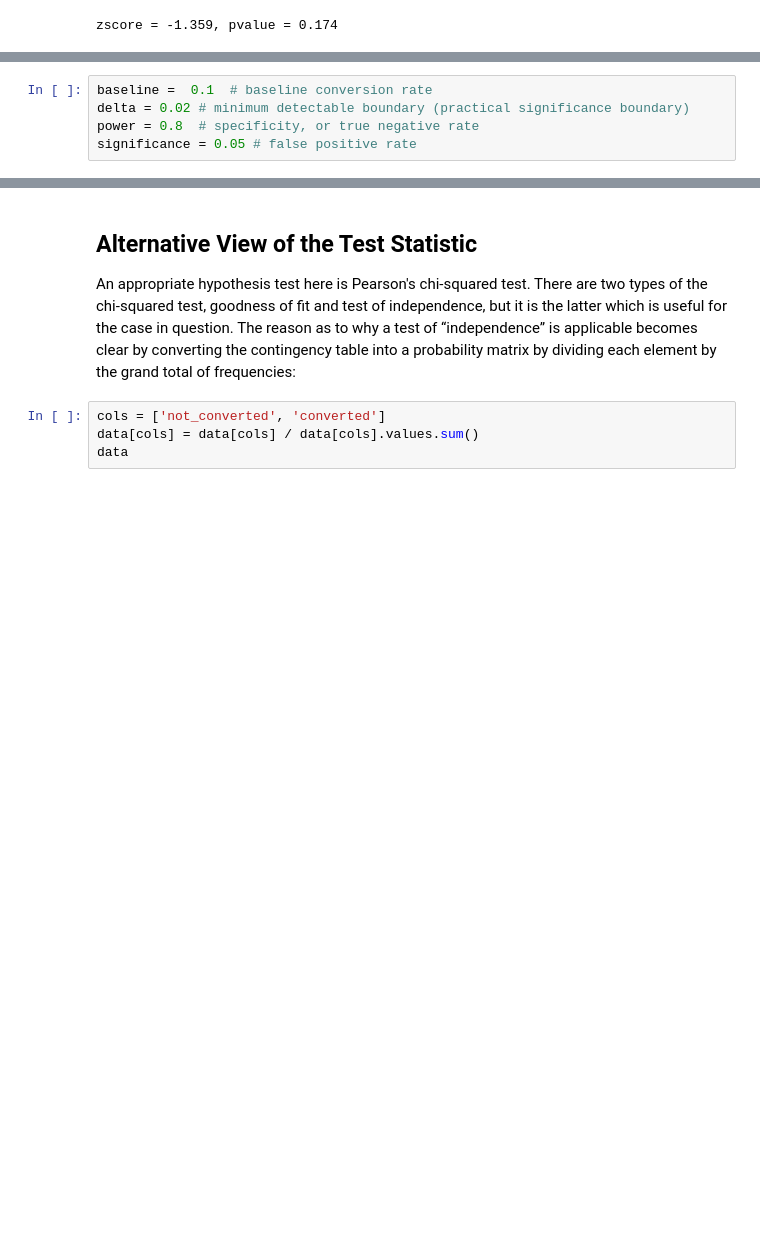
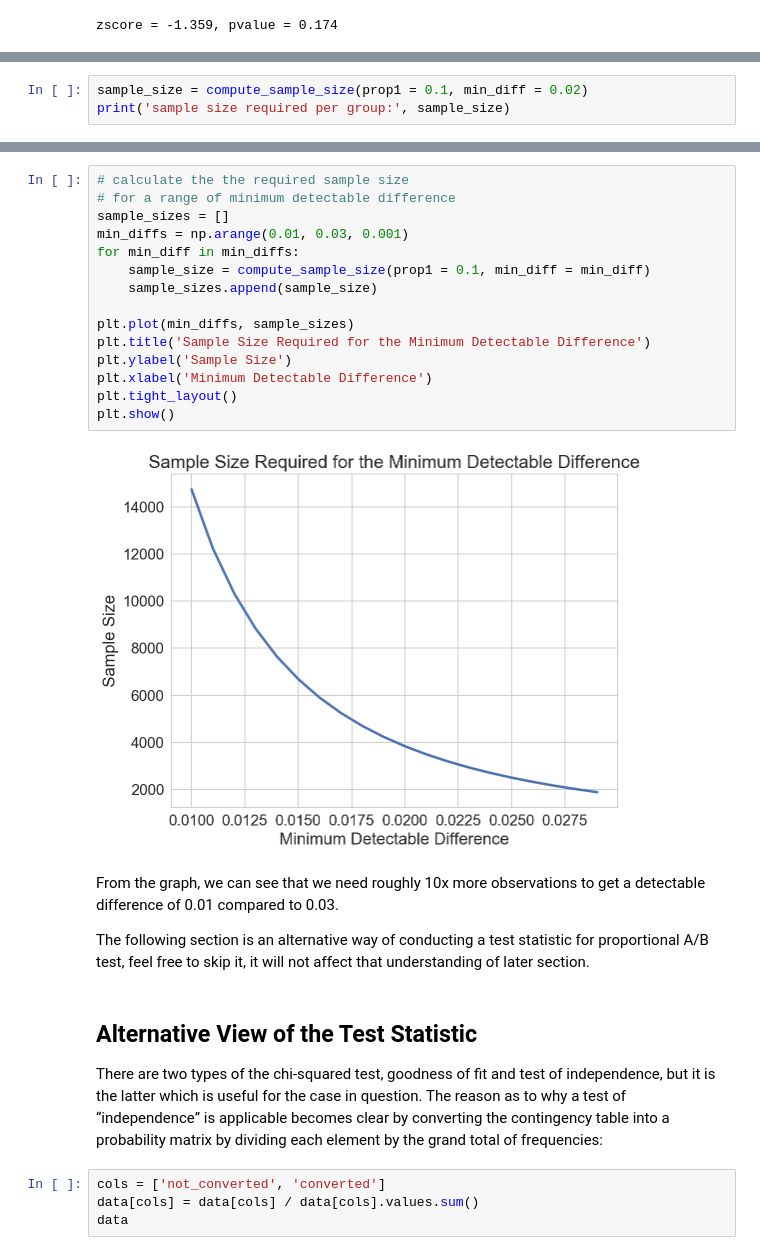
Before and after one commit to ethen8181/programming, a Jupyter notebook: ab_test/frequentist_ab_test.ipynb, the cells around one changed output, grey strips where cells are left out. Drawn from its saved outputs; the diff is of its cells as text; blank space fills up the shorter version.

```diff
--- a/ab_test/frequentist_ab_test.ipynb
+++ b/ab_test/frequentist_ab_test.ipynb
@@ -401,5 +417,0 @@ plot_power(min_diff, prob_b, size_a, size_b)
-# %%
-baseline =  0.1  # baseline conversion rate
-delta = 0.02 # minimum detectable boundary (practical significance boundary)
-power = 0.8  # specificity, or true negative rate
-significance = 0.05 # false positive rate
@@ -411,0 +480,3 @@ zt_ind_solve_power(nobs1 = 2500, alpha = 0.05, power = 0.8, ratio = 1)
+# %%
+sample_size = compute_sample_size(prop1 = 0.1, min_diff = 0.02)
+print('sample size required per group:', sample_size)
@@ -412,8 +494,28 @@ zt_ind_solve_power(nobs1 = 2500, alpha = 0.05, power = 0.8, ratio = 1)
+# %%
+# calculate the the required sample size
+# for a range of minimum detectable difference
+sample_sizes = []
+min_diffs = np.arange(0.01, 0.03, 0.001)
+for min_diff in min_diffs:
+    sample_size = compute_sample_size(prop1 = 0.1, min_diff = min_diff)
+    sample_sizes.append(sample_size)
+
+plt.plot(min_diffs, sample_sizes)
+plt.title('Sample Size Required for the Minimum Detectable Difference')
+plt.ylabel('Sample Size')
+plt.xlabel('Minimum Detectable Difference')
+plt.tight_layout()
+plt.show()
+# %% [output]
+[figure, added]
+# %% [markdown]
+From the graph, we can see that we need roughly 10x more observations to get a detectable difference of 0.01 compared to 0.03.
+
+The following section is an alternative way of conducting a test statistic for proportional A/B test, feel free to skip it, it will not affect that understanding of later section.
 # %% [markdown]
 ## Alternative View of the Test Statistic
 
-
-An appropriate hypothesis test here is Pearson's chi-squared test. There are two types of the chi-squared test, goodness of fit and test of independence, but it is the latter which is useful for the case in question. The reason as to why a test of “independence” is applicable becomes clear by converting the contingency table into a probability matrix by dividing each element by the grand total of frequencies:
+There are two types of the chi-squared test, goodness of fit and test of independence, but it is the latter which is useful for the case in question. The reason as to why a test of “independence” is applicable becomes clear by converting the contingency table into a probability matrix by dividing each element by the grand total of frequencies:
 # %%
 cols = ['not_converted', 'converted']
 data[cols] = data[cols] / data[cols].values.sum()
```
Also changed, not shown: parts of 34 cells of this notebook.
